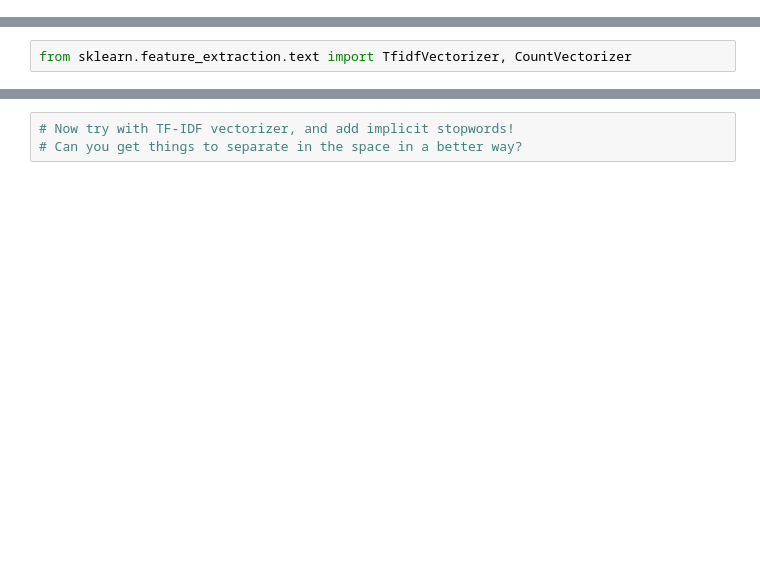
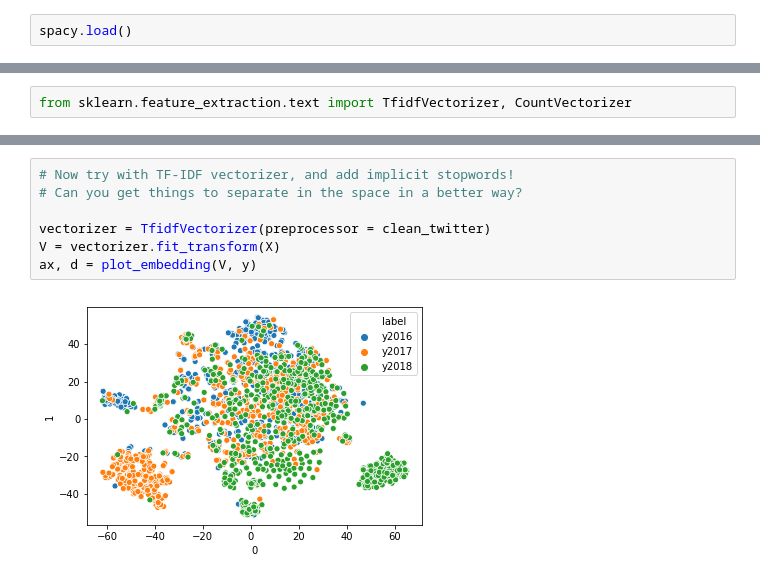
Before and after one commit to nandanrao/text-mining, a Jupyter notebook: exercise-1.ipynb, the cells around one changed output, grey strips where cells are left out. Saved outputs shown, nothing was run; the diff lists cells and outputs as text; blank space fills up the shorter version.

```diff
--- a/exercise-1.ipynb
+++ b/exercise-1.ipynb
@@ -0,0 +4,2 @@
+# %%
+spacy.load()
@@ -53,3 +128,9 @@ ax, d = plot_embedding(V, y)
 # %%
 # Now try with TF-IDF vectorizer, and add implicit stopwords!
 # Can you get things to separate in the space in a better way?
+
+vectorizer = TfidfVectorizer(preprocessor = clean_twitter)
+V = vectorizer.fit_transform(X)
+ax, d = plot_embedding(V, y)
+# %% [output]
+[figure, added]
```
Also changed, not shown: parts of 13 cells of this notebook.
